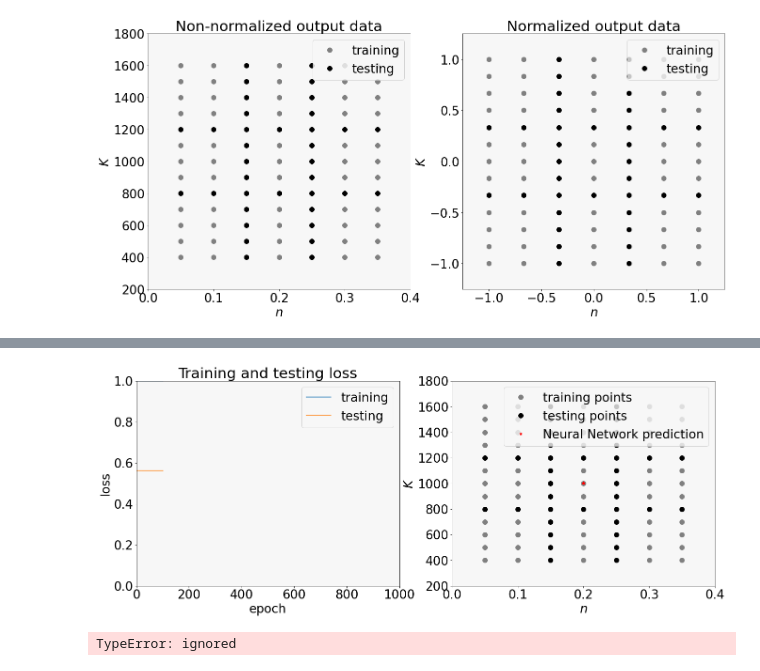
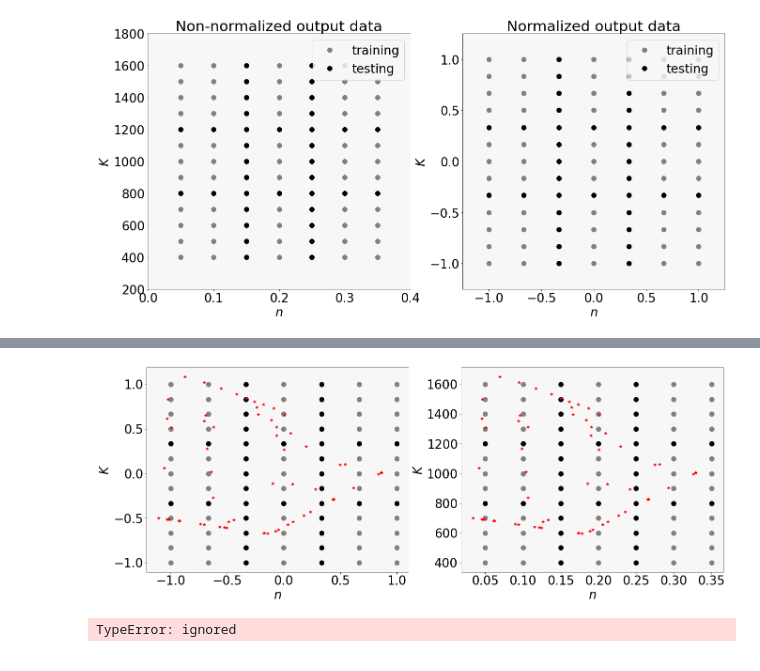
Before and after one commit to DaJaCruz/PhD, a Jupyter notebook: ANN.ipynb, the cells around one changed output, grey strips where cells are left out. Saved outputs shown, nothing was run; the diff lists cells and outputs as text; code cells hidden in the pictures.

```diff
--- a/ANN.ipynb
+++ b/ANN.ipynb
@@ -178,8 +176,8 @@ def create_ANN(input_dimensions=1,neurons1=10,neurons2=10,neurons3=10,neurons4=1
     model.add(Dense(neurons3, activation=activation)) # UNCOMMEND If you want a third hidden layer
     model.add(Dense(neurons4, activation=activation)) # UNCOMMENT if you want a fourth hidden layer, etc.
     model.add(Dense(neurons5, activation=activation)) # UNCOMMENT if you want a fourth hidden layer, etc.
-    model.add(Dense(2)) # output layer with just 2 neuronS
-    model.compile(loss='mse', optimizer=optimizer) # choose error metric and optimizer.
+    model.add(Dense(2, activation = 'linear')) # output layer with just 2 neuronS
+    model.compile(loss='mse', optimizer=optimizer ) # choose error metric and optimizer.
     return model
 # %%
 # If you don't want to use Early Stopping, then comment the command below.
@@ -199,7 +197,7 @@ neurons4=5 # number of neurons in hidden layer 4
 neurons5=5 # number of neurons in hidden layer 5
 epochs = 1000 # number of epochs
 batch_size = len(X_train) # number of samples in each batch
-optimizer = Adam(learning_rate=0.01) # specifying the learning rate value for the optimizer (PLAY WITH THIS!)
+optimizer = Adam(learning_rate=0.1) # specifying the learning rate value for the optimizer (PLAY WITH THIS!)
 ANN_model = KerasRegressor(build_fn=create_ANN, # the function where we define our ANN
                            input_dimensions=np.shape(X_train)[1], # the input dimensions (here it is 2)
                            neurons1=neurons1, # number of neurons in the first hidden layer
@@ -240,29 +254,25 @@ Y_data_ANNpred = scaler_y.inverse_transform(Y_data_ANNpred_scaled)
 # %%
 fig_ANN, (ax1_ANN, ax2_ANN) = plt.subplots(1,2)
 
-ax1_ANN.plot(history.history['loss'])
-ax1_ANN.plot(history.history['val_loss'])
-ax1_ANN.set_title('Training and testing loss')
-ax1_ANN.set_ylabel('loss')
-ax1_ANN.set_xlabel('epoch')
-ax1_ANN.legend(['training', 'testing'], loc='upper right')
-#ax1_ANN.grid(True, color='gray', linestyle='-')
-ax1_ANN.set_xlim([0, 1000])
-ax1_ANN.set_ylim([0, 1])
+ax1_ANN.plot(Y_train_scaled[:,1], Y_train_scaled[:,0], 'o', markersize=10, color='gray', label="training points") # show training data
+ax1_ANN.plot(Y_test_scaled[:,1], Y_test_scaled[:,0], 'o', markersize=10, color='black', label="testing points") # show training data
+ax1_ANN.plot(Y_data_ANNpred_scaled[:,1], Y_data_ANNpred_scaled[:,0], marker='*', linestyle='none', color='red', label="Neural Network prediction") # plot prediction
+ax1_ANN.set_ylabel('$K$')
+ax1_ANN.set_xlabel('$n$')
 
 ax2_ANN.plot(Y_train[:,1], Y_train[:,0], 'o', markersize=10, color='gray', label="training points") # show training data
 ax2_ANN.plot(Y_test[:,1], Y_test[:,0], 'o', markersize=10, color='black', label="testing points") # show training data
 ax2_ANN.plot(Y_data_ANNpred[:,1], Y_data_ANNpred[:,0], marker='*', linestyle='none', color='red', label="Neural Network prediction") # plot prediction
 ax2_ANN.set_ylabel('$K$')
 ax2_ANN.set_xlabel('$n$')
-ax2_ANN.legend(loc='best')
-ax2_ANN.set_xlim([0, 0.4])
-ax2_ANN.set_ylim([200, 1800])
+# ax2_ANN.legend(loc='best')
+# ax2_ANN.set_xlim([0, 0.4])
+# ax2_ANN.set_ylim([200, 1800])
 #ax2_ANN.grid(True, color='gray', linestyle='-')
 # Create figure with specified size
 fig_ANN.set_size_inches(22, 8)
 # %% [output]
-[figure, old version]
+[figure, new version]
 # %%
 from tensorflow import keras
 from tensorflow.keras.optimizers import Adam # import the optimizer you want to use to calculate the parameters
```
Also changed, not shown: parts of 4 cells of this notebook.
